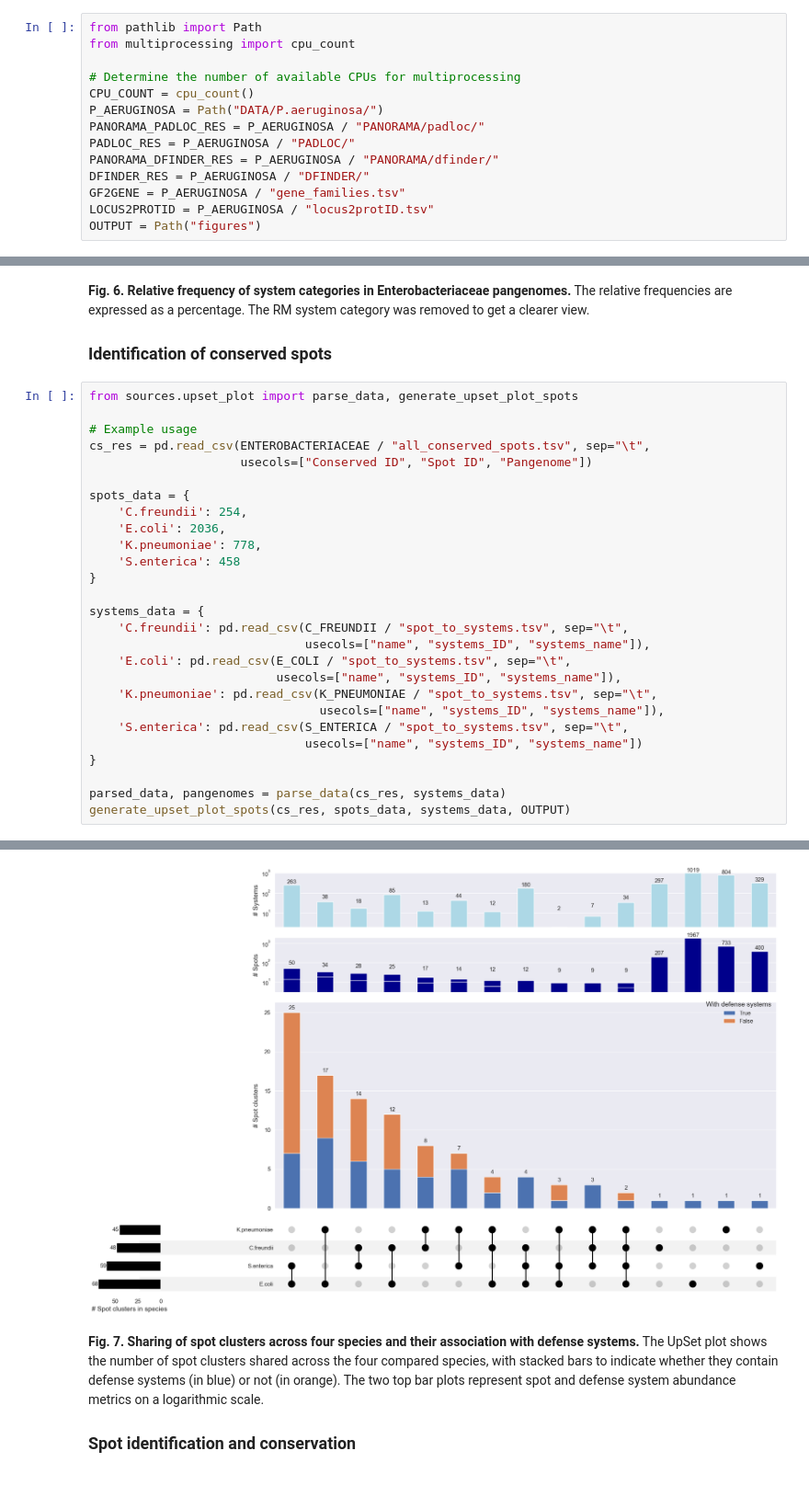
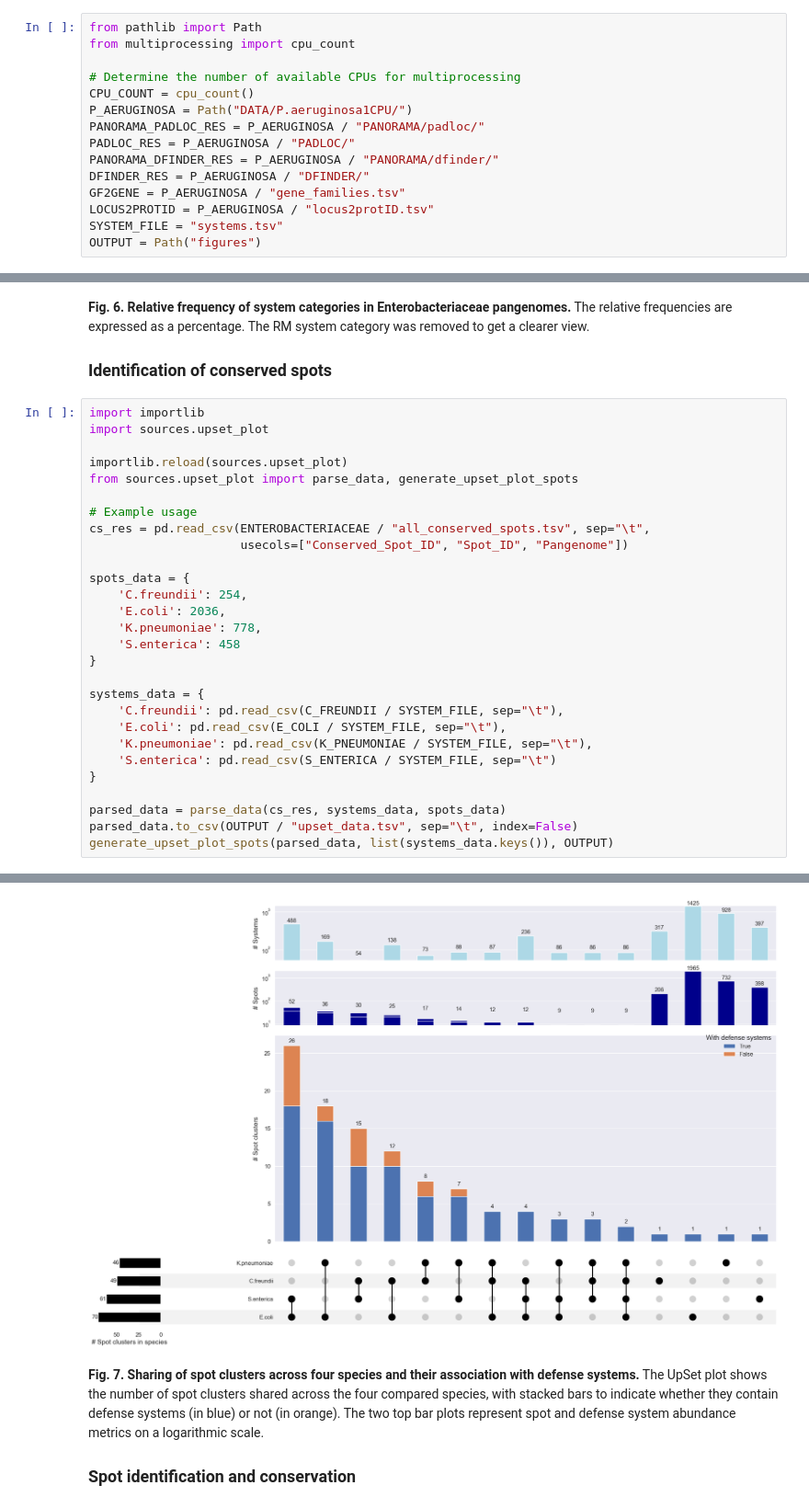
Before and after one commit to jpjarnoux/PANORAMA_article, a Jupyter notebook: main.ipynb, the cells around one changed output, grey strips where cells are left out. Shown at 92% size. Saved outputs shown, nothing was run; the diff lists cells and outputs as text.

```diff
--- a/main.ipynb
+++ b/main.ipynb
@@ -31,13 +31,14 @@ from multiprocessing import cpu_count
 
 # Determine the number of available CPUs for multiprocessing
 CPU_COUNT = cpu_count()
-P_AERUGINOSA = Path("DATA/P.aeruginosa/")
+P_AERUGINOSA = Path("DATA/P.aeruginosa1CPU/")
 PANORAMA_PADLOC_RES = P_AERUGINOSA / "PANORAMA/padloc/"
 PADLOC_RES = P_AERUGINOSA / "PADLOC/"
 PANORAMA_DFINDER_RES = P_AERUGINOSA / "PANORAMA/dfinder/"
 DFINDER_RES = P_AERUGINOSA / "DFINDER/"
 GF2GENE = P_AERUGINOSA / "gene_families.tsv"
 LOCUS2PROTID = P_AERUGINOSA / "locus2protID.tsv"
+SYSTEM_FILE = "systems.tsv"
 OUTPUT = Path("figures")
 # %%
 from multiprocessing import Process, Manager
@@ -309,51 +312,52 @@ generate_heatmap(
 
 ### Identification of conserved spots
 # %%
+import importlib
+import sources.upset_plot
+
+importlib.reload(sources.upset_plot)
 from sources.upset_plot import parse_data, generate_upset_plot_spots
 
 # Example usage
 cs_res = pd.read_csv(ENTEROBACTERIACEAE / "all_conserved_spots.tsv", sep="\t",
-                     usecols=["Conserved ID", "Spot ID", "Pangenome"])
+                     usecols=["Conserved_Spot_ID", "Spot_ID", "Pangenome"])
 
 spots_data = {
     'C.freundii': 254,
     'E.coli': 2036,
     'K.pneumoniae': 778,
     'S.enterica': 458
 }
 
 systems_data = {
-    'C.freundii': pd.read_csv(C_FREUNDII / "spot_to_systems.tsv", sep="\t",
-                              usecols=["name", "systems_ID", "systems_name"]),
-    'E.coli': pd.read_csv(E_COLI / "spot_to_systems.tsv", sep="\t",
-                          usecols=["name", "systems_ID", "systems_name"]),
-    'K.pneumoniae': pd.read_csv(K_PNEUMONIAE / "spot_to_systems.tsv", sep="\t",
-                                usecols=["name", "systems_ID", "systems_name"]),
-    'S.enterica': pd.read_csv(S_ENTERICA / "spot_to_systems.tsv", sep="\t",
-                              usecols=["name", "systems_ID", "systems_name"])
+    'C.freundii': pd.read_csv(C_FREUNDII / SYSTEM_FILE, sep="\t"),
+    'E.coli': pd.read_csv(E_COLI / SYSTEM_FILE, sep="\t"),
+    'K.pneumoniae': pd.read_csv(K_PNEUMONIAE / SYSTEM_FILE, sep="\t"),
+    'S.enterica': pd.read_csv(S_ENTERICA / SYSTEM_FILE, sep="\t")
 }
 
-parsed_data, pangenomes = parse_data(cs_res, systems_data)
-generate_upset_plot_spots(cs_res, spots_data, systems_data, OUTPUT)
+parsed_data = parse_data(cs_res, systems_data, spots_data)
+parsed_data.to_csv(OUTPUT / "upset_data.tsv", sep="\t", index=False)
+generate_upset_plot_spots(parsed_data, list(systems_data.keys()), OUTPUT)
 # %% [output]
 The behavior will change in pandas 3.0. This inplace method will never work because the intermediate object on which we are setting values always behaves as a copy.
 
 For example, when doing 'df[col].method(value, inplace=True)', try using 'df.method({col: value}, inplace=True)' or df[col] = df[col].method(value) instead, to perform the operation inplace on the ori ...
 
 
   styles["linewidth"].fillna(1, inplace=True)
 The behavior will change in pandas 3.0. This inplace method will never work because the intermediate object on which we are setting values always behaves as a copy.
 
 For example, when doing 'df[col].method(value, inplace=True)', try using 'df.method({col: value}, inplace=True)' or df[col] = df[col].method(value) instead, to perform the operation inplace on the ori ...
 
 
   styles["facecolor"].fillna(self._facecolor, inplace=True)
 ... (8 lines left out)
 For example, when doing 'df[col].method(value, inplace=True)', try using 'df.method({col: value}, inplace=True)' or df[col] = df[col].method(value) instead, to perform the operation inplace on the ori ...
 
 
   styles["linestyle"].fillna("solid", inplace=True)
-[figure, old version]
+[figure, new version]
 # %% [markdown]
 **Fig. 7. Sharing of spot clusters across four species and their association with defense systems.** The UpSet plot shows the number of spot clusters shared across the four compared species, with stacked bars to indicate whether they contain defense systems (in blue) or not (in orange). The two top bar plots represent spot and defense system abundance metrics on a logarithmic scale.
 
```
Also changed, not shown: parts of 14 cells of this notebook, 2 other files.
